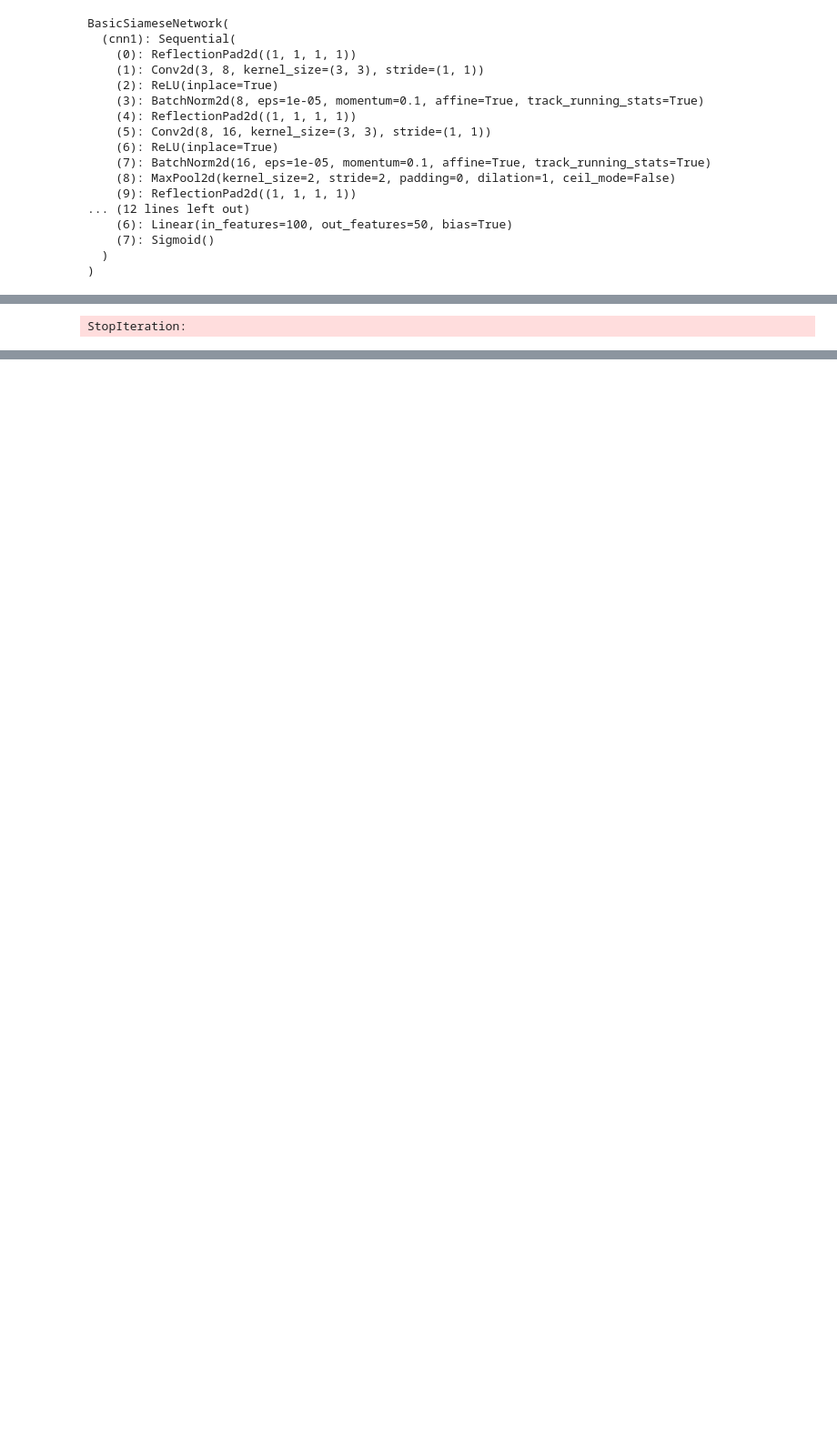
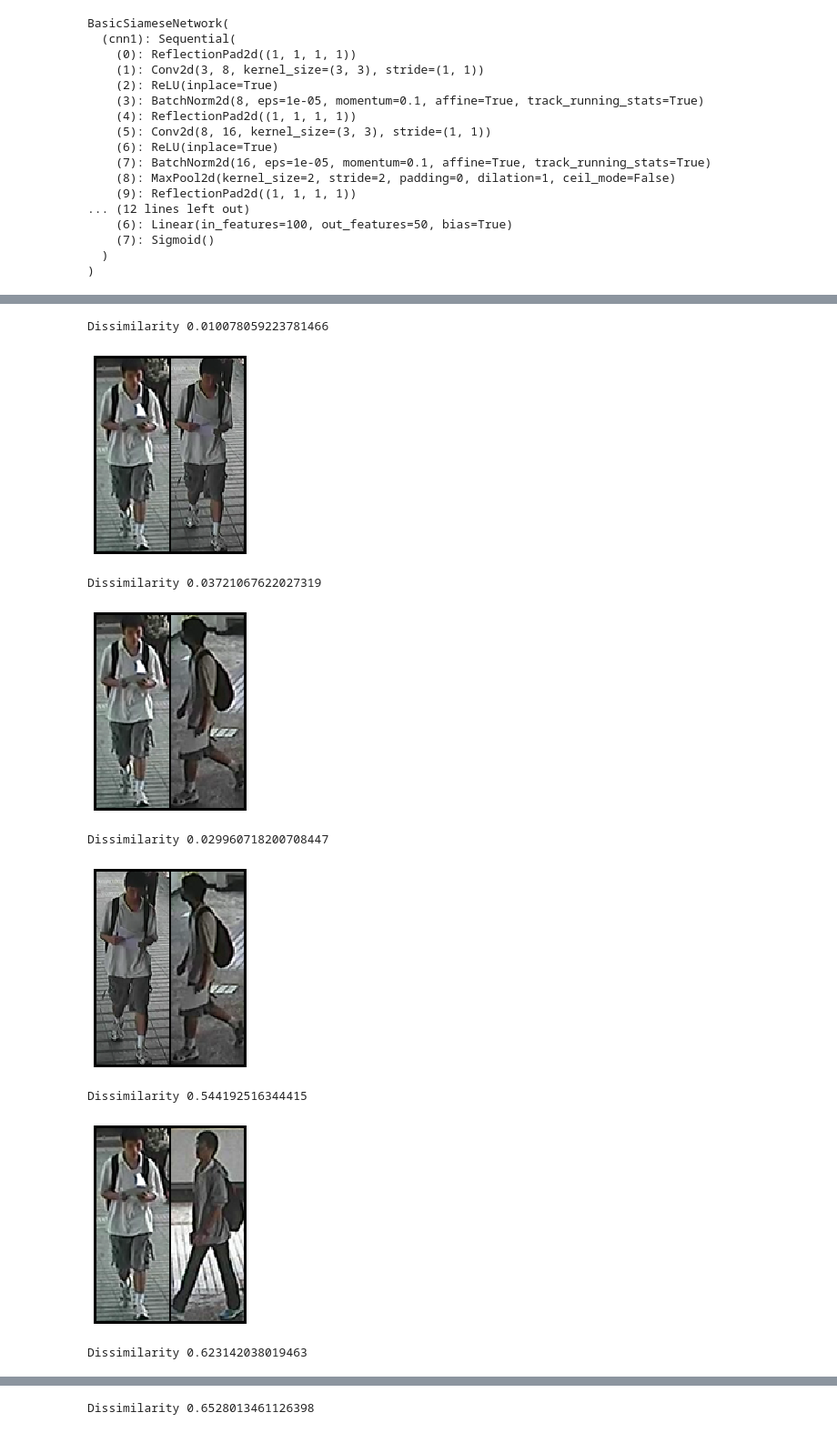
Before and after one commit to PajarKharisma/Person_Reidentification-Siamese_Network, a Jupyter notebook: src/jupyter/testing.ipynb, the cells around one changed output, grey strips where cells are left out. Shown at 91% size. Saved outputs shown, nothing was run; the diff lists cells and outputs as text; code cells hidden in the pictures; blank space fills up the shorter version.

```diff
--- a/src/jupyter/testing.ipynb
+++ b/src/jupyter/testing.ipynb
@@ -19,7 +20,7 @@ import src.utils.LossFunction as lossFunc
 
 from src.config.Param import *
 # %%
-MODEL_PATH = '../../models/full-contrastive-basicSiamese-100epoch.pth'
+MODEL_PATH = '../../models/full-contrastive-basicSiamese-100epoch-cuhk02.pth'
 DATATEST_PATH = '../../dataset/cuhk02/datatest.csv'
 IMAGES_PATH = '../../dataset/cuhk02/images/full/'
 # %%
@@ -51,20 +56,29 @@ BasicSiameseNetwork(
 # %%
 dataiter = iter(test_dataloader)
 with torch.no_grad():
     for i in range(len(test_dataloader)):
         img1, img2, label = next(dataiter)
         concatenated = torch.cat((img1, img2),0)
 
         img1 = img1.to(Param.device)
         img2 = img2.to(Param.device)
         label = label.to(Param.device)
 
         out1, out2 = model(img1, img2)
         euclidean_distance = F.pairwise_distance(out1, out2)
         d = float(euclidean_distance.item())
         d = abs((1 / (1 + d)) - 1)
 
-        print('Dissimilarity', d)
-        vis.imshow(torchvision.utils.make_grid(concatenated))
+        if(i % 2 == 0):
+            print('Dissimilarity', d)
+            vis.imshow(torchvision.utils.make_grid(concatenated))
 # %% [output]
-StopIteration:
+Dissimilarity 0.010078059223781466
+[figure, added]
+Dissimilarity 0.03721067622027319
+[figure, added]
+Dissimilarity 0.029960718200708447
+[figure, added]
+Dissimilarity 0.544192516344415
+[figure, added]
+Dissimilarity 0.623142038019463
@@ -70,0 +86 @@ StopIteration:
+Dissimilarity 0.6528013461126398
```
Also changed, not shown: parts of 11 cells of this notebook, 8 other files.
